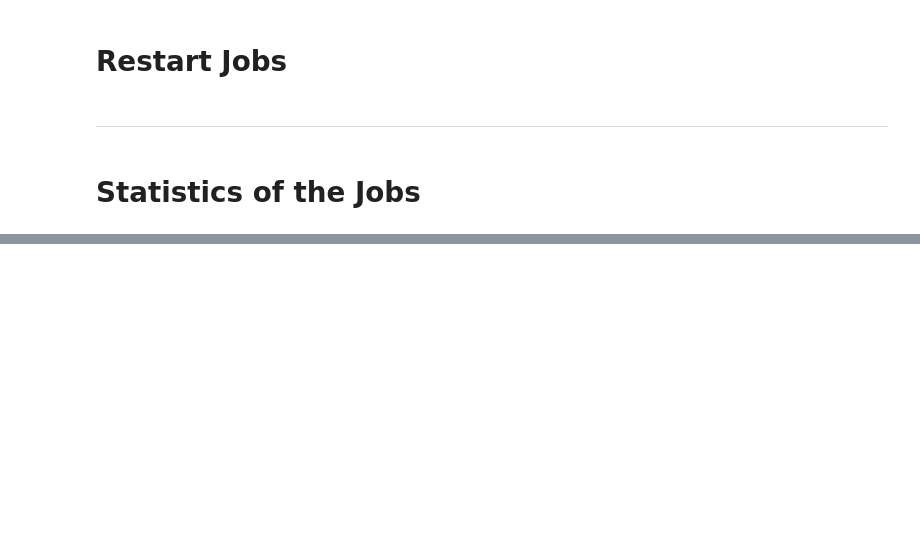
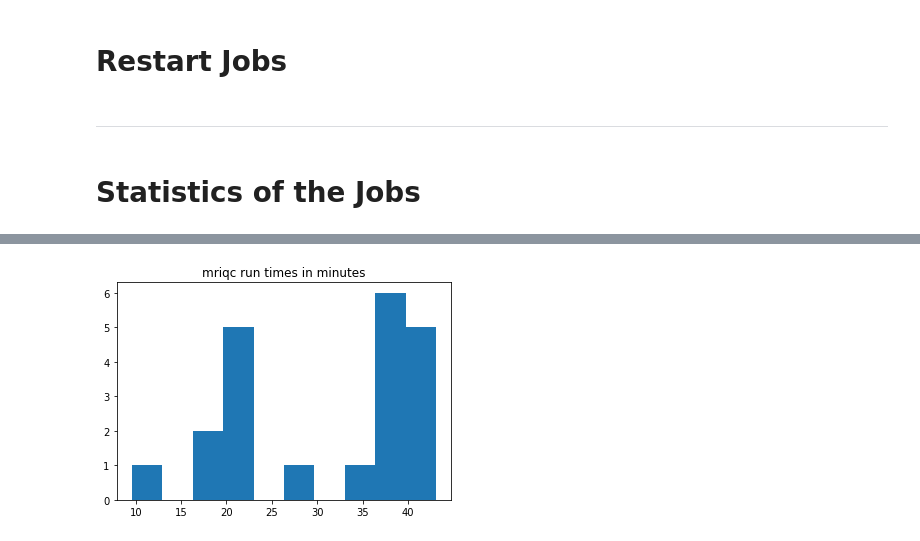
Before and after one commit to flywheel-apps/flywheel-tutorials, a Jupyter notebook: python/job-monitoring-admin-ver.ipynb, the cells around one changed output, grey strips where cells are left out. Drawn from its saved outputs; the diff is of its cells as text; code cells hidden in the pictures; blank space fills up the shorter version.

```diff
--- a/python/job-monitoring-admin-ver.ipynb
+++ b/python/job-monitoring-admin-ver.ipynb
@@ -157 +208,13 @@ pprint.pprint(filtered_jobs)
+# %%
+for j in tqdm(fw.jobs.find(f'status={JOB_STATUS}, limit={MAX_SAMPLE_SIZE}')):
+    job = fw.get_job(j.id)
+    time_delta = job.transitions.complete - job.transitions.running
+    run_times.append(time_delta.total_seconds()/60)
+
+if plot:
+    plt.hist(run_times)
+    plt.title("{} run times in minutes".format(gear_name))
+    plt.show()
+# %% [output]
+[figure, added]
 # %%
```
Also changed, not shown: parts of 13 cells of this notebook.
